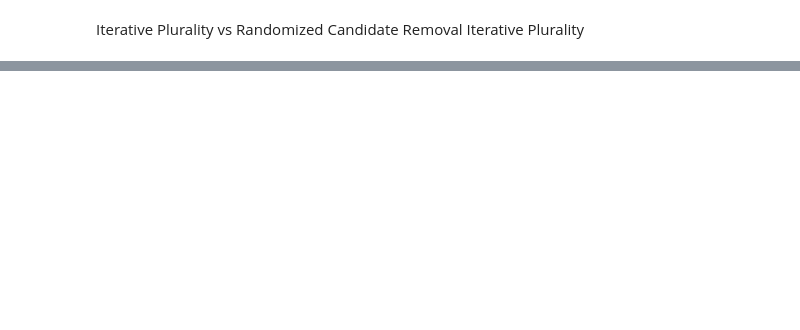
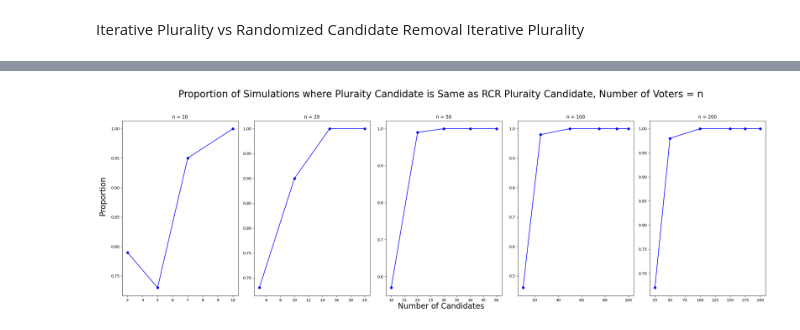
Before and after one commit to SoroushTAMU/ECEN756FinalProject, a Jupyter notebook: src/simulation.ipynb, the cells around one changed output, grey strips where cells are left out. Cells and saved outputs as stored; diff of their text form; code cells hidden in the pictures; blank space fills up the shorter version.

```diff
--- a/src/simulation.ipynb
+++ b/src/simulation.ipynb
@@ -138,0 +171,23 @@ array([[10.  ,  3.  ,  0.85],
+# %%
+f, axs = plt.subplots(1, len(n_voters), figsize=figsize)
+f.tight_layout()
+f.suptitle("Proportion of Simulations where Pluraity Candidate is Same as RCR Pluraity Candidate, Number of Voters = n", fontsize=25)
+f.subplots_adjust(top=.84)
+
+f.text(0.5, 0, 'Number of Candidates', ha='center', va='center', fontsize=20)
+f.text(-.01, 0.5, 'Proportion', ha='center', va='center', rotation='vertical', fontsize=20)
+
+
+for index,n in enumerate(n_voters):
+    same_data = same_result[same_result[:,0] == n, 2]
+
+    axs[index].title.set_text(f"n = {n}")
+
+
+    axs[index].scatter(num_candidates[n], same_data, color='b')
+    axs[index].plot(num_candidates[n], same_data, color='b')
+
+
+f.savefig(os.path.join(figures_folder, "SameProportion.png"), bbox_inches="tight", pad_inches=0.25)
+# %% [output]
+[figure, added]
```
Also changed, not shown: parts of 8 cells of this notebook, 1 other file.
